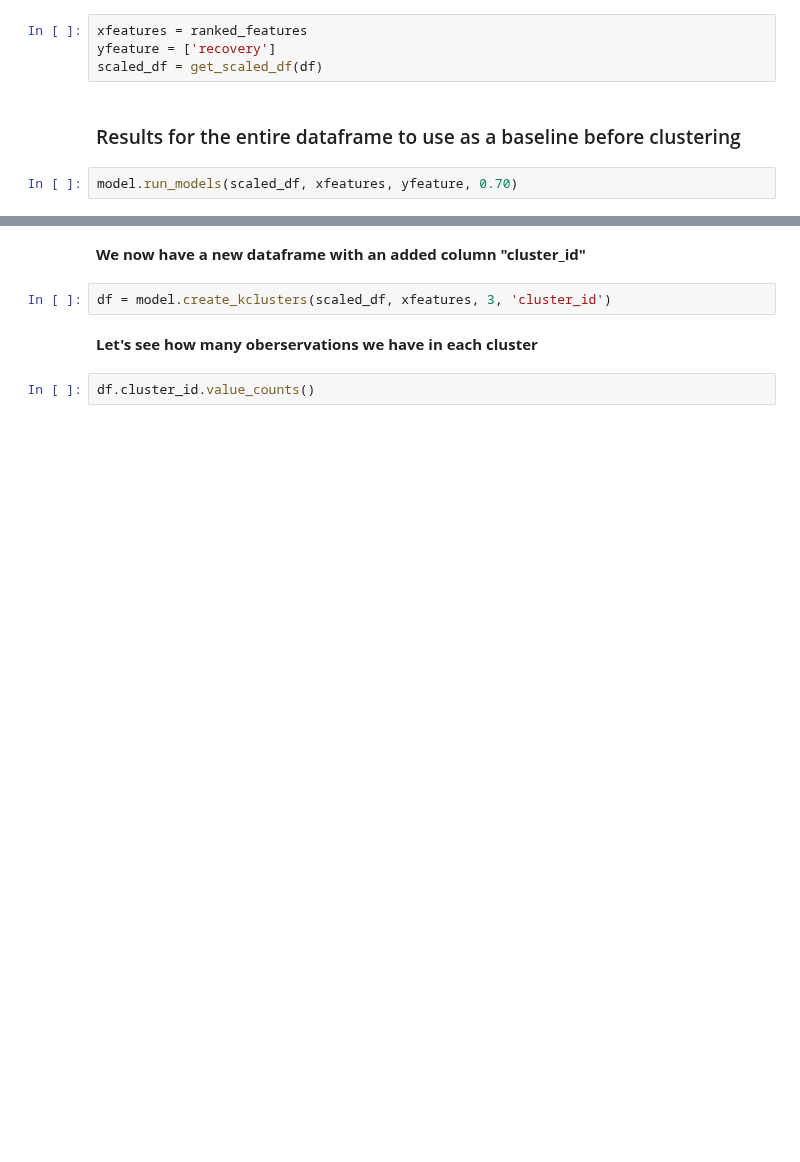
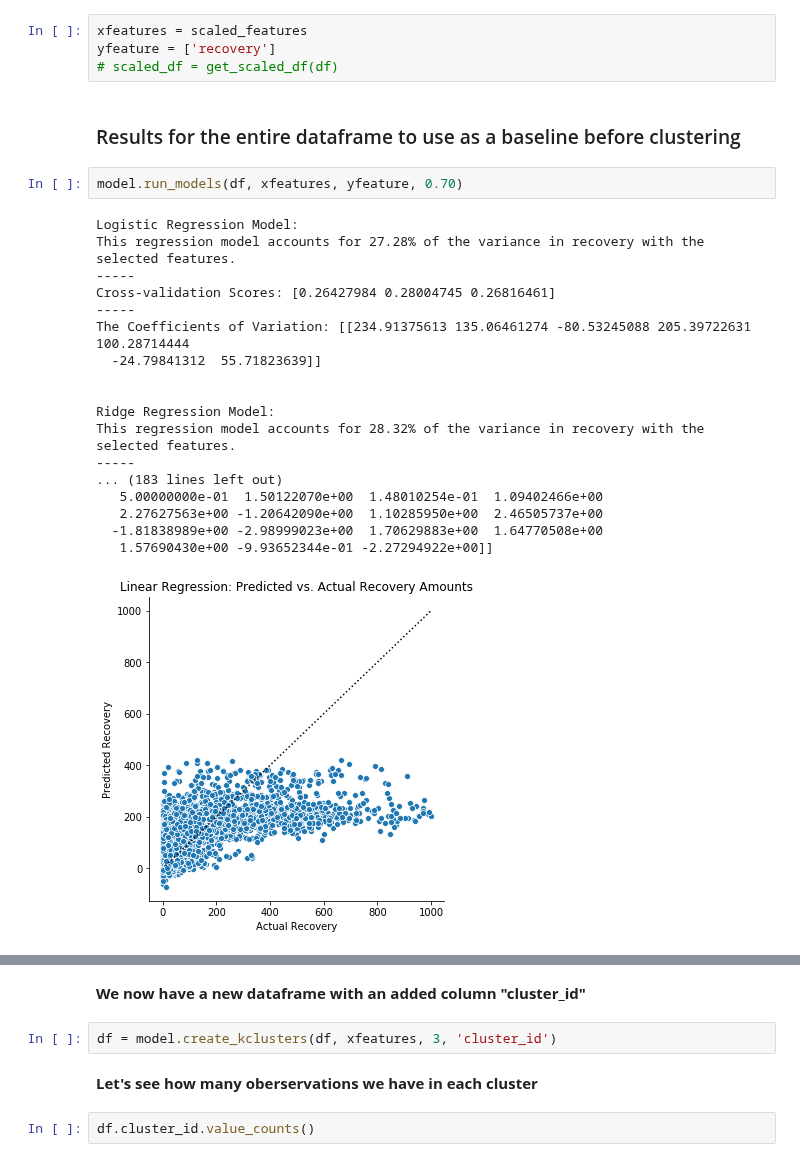
Before and after one commit to duc-analytica/DUC, a Jupyter notebook: model_gg.ipynb, the cells around one changed output, grey strips where cells are left out. Saved outputs shown, nothing was run; the diff lists cells and outputs as text; blank space fills up the shorter version.

```diff
--- a/model_gg.ipynb
+++ b/model_gg.ipynb
@@ -74,10 +78,29 @@ plt.show()
 # %% [markdown]
 **Let's Cluster by our Top Seven features per our XGBoost function**
 # %%
-xfeatures = ranked_features
+xfeatures = scaled_features
 yfeature = ['recovery']
-scaled_df = get_scaled_df(df)
+# scaled_df = get_scaled_df(df)
 # %% [markdown]
 ### Results for the entire dataframe to use as a baseline before clustering
 # %%
-model.run_models(scaled_df, xfeatures, yfeature, 0.70)
+model.run_models(df, xfeatures, yfeature, 0.70)
+# %% [output]
+Logistic Regression Model:
+This regression model accounts for 27.28% of the variance in recovery with the selected features.
+-----
+Cross-validation Scores: [0.26427984 0.28004745 0.26816461]
+-----
+The Coefficients of Variation: [[234.91375613 135.06461274 -80.53245088 205.39722631 100.28714444
+  -24.79841312  55.71823639]]
+
+
+Ridge Regression Model:
+This regression model accounts for 28.32% of the variance in recovery with the selected features.
+-----
+... (183 lines left out)
+   5.00000000e-01  1.50122070e+00  1.48010254e-01  1.09402466e+00
+   2.27627563e+00 -1.20642090e+00  1.10285950e+00  2.46505737e+00
+  -1.81838989e+00 -2.98999023e+00  1.70629883e+00  1.64770508e+00
+   1.57690430e+00 -9.93652344e-01 -2.27294922e+00]]
+[figure, added]
@@ -84,7 +109,7 @@ model.run_models(scaled_df, xfeatures, yfeature, 0.70)
 # %% [markdown]
 **We now have a new dataframe with an added column "cluster_id"**
 # %%
-df = model.create_kclusters(scaled_df, xfeatures, 3, 'cluster_id')
+df = model.create_kclusters(df, xfeatures, 3, 'cluster_id')
 # %% [markdown]
 **Let's see how many oberservations we have in each cluster**
 # %%
```
Also changed, not shown: parts of 7 cells of this notebook, 1 other file.
